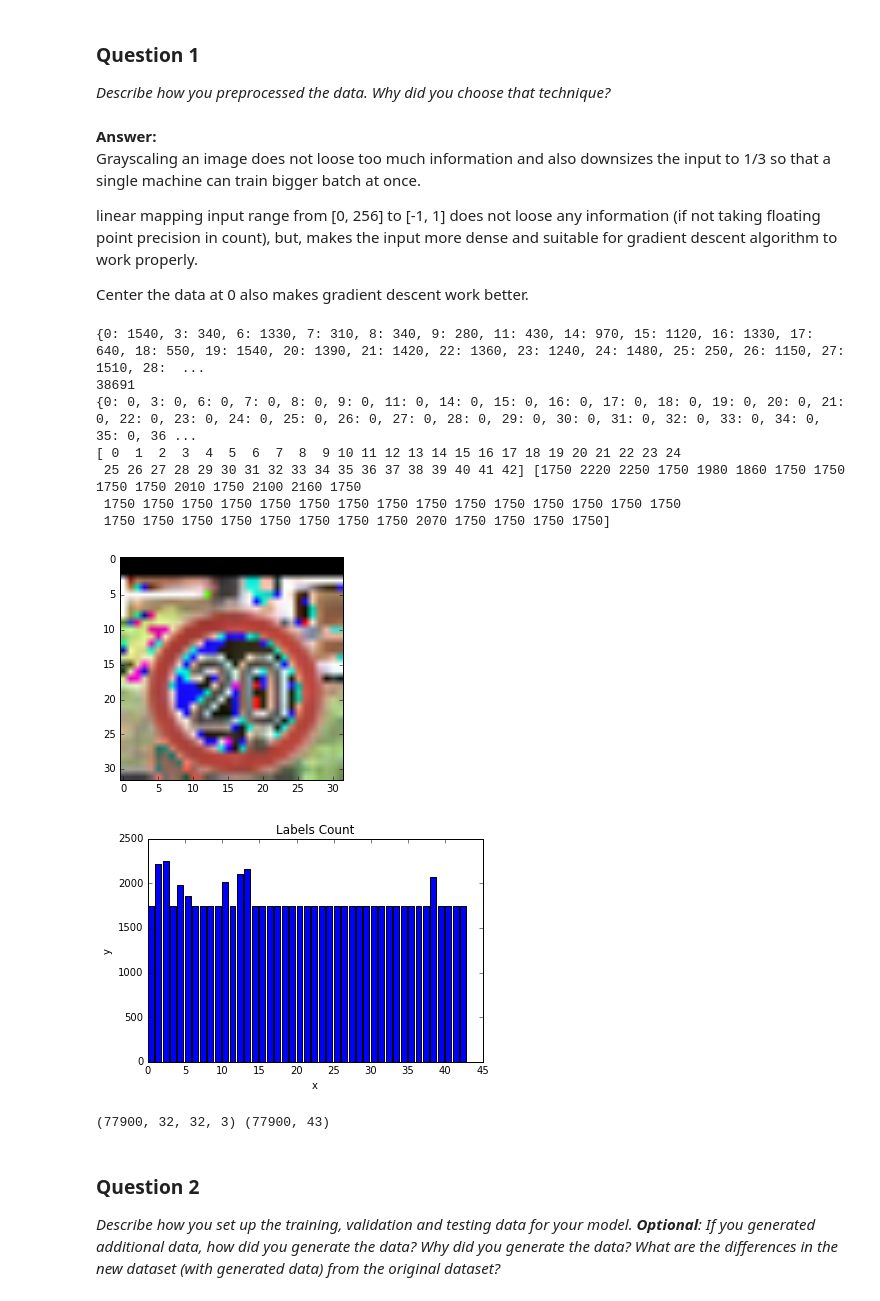
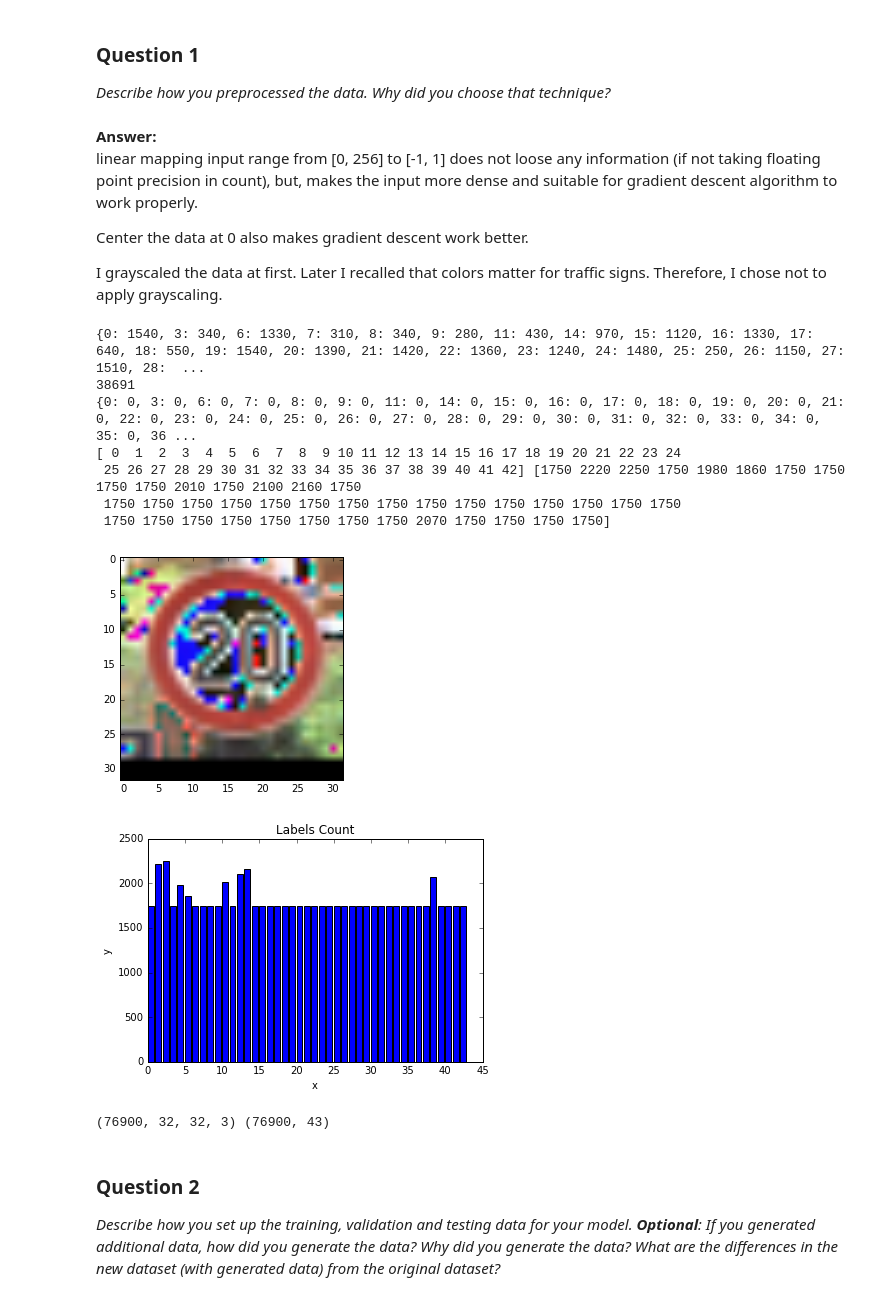
Before and after one commit to CreatCodeBuild/CarND-Traffic-Sign-Classifier-Project, a Jupyter notebook: Traffic_Sign_Classifier.ipynb, the cells around one changed output. Saved outputs shown, nothing was run; the diff lists cells and outputs as text; code cells hidden in the pictures.

```diff
--- a/Traffic_Sign_Classifier.ipynb
+++ b/Traffic_Sign_Classifier.ipynb
@@ -174,11 +172,11 @@ y_test_processed = softmaxize(y_test)
 _Describe how you preprocessed the data. Why did you choose that technique?_
 # %% [markdown]
 **Answer:**
-Grayscaling an image does not loose too much information and also downsizes the input to 1/3 so that a single machine can train bigger batch at once.
-
 linear mapping input range from [0, 256] to [-1, 1] does not loose any information (if not taking floating point precision in count), but, makes the input more dense and suitable for gradient descent algorithm to work properly.
 
 Center the data at 0 also makes gradient descent work better.
+
+I grayscaled the data at first. Later I recalled that colors matter for traffic signs. Therefore, I chose not to apply grayscaling.
 # %%
 ### Generate data additional data (OPTIONAL!)
 ### and split the data into training/validation/testing sets here.
@@ -212,36 +210,41 @@ while sum(less_than_1000.values()) > 0:
             new_index += 1
             less_than_1000[label] -= 1
 print(less_than_1000, new_index)
 
 X_train_processed = np.concatenate((X_train_processed, new_train_samples), axis=0)
 y_train_processed = np.concatenate((y_train_processed, new_train_labels), axis=0)
 
 plt.imshow(new_train_samples[200])
 
 unique, new_counts = numpy.unique([np.argmax(x) for x in y_train_processed], return_counts=True)
 print(unique, new_counts)
 plt.figure(4)
 plt.bar(unique, new_counts)
 plt.xlabel('x')
 plt.ylabel('y')
 plt.title('Labels Count')
 plt.show()
 
 X_train_processed, y_train_processed = randomize_with_sample_order(X_train_processed, y_train_processed)
 X_test_processed, y_test_processed = randomize_with_sample_order(X_test_processed, y_test_processed)
 
+X_validation = X_train_processed[:1000]
+y_validation = y_train_processed[:1000]
+
+X_train_processed, y_train_processed = X_train_processed[1000:], y_train_processed[1000:]
+
 print(X_train_processed.shape, y_train_processed.shape)
 # %% [output]
 {0: 1540, 3: 340, 6: 1330, 7: 310, 8: 340, 9: 280, 11: 430, 14: 970, 15: 1120, 16: 1330, 17: 640, 18: 550, 19: 1540, 20: 1390, 21: 1420, 22: 1360, 23: 1240, 24: 1480, 25: 250, 26: 1150, 27: 1510, 28:  ...
 38691
 {0: 0, 3: 0, 6: 0, 7: 0, 8: 0, 9: 0, 11: 0, 14: 0, 15: 0, 16: 0, 17: 0, 18: 0, 19: 0, 20: 0, 21: 0, 22: 0, 23: 0, 24: 0, 25: 0, 26: 0, 27: 0, 28: 0, 29: 0, 30: 0, 31: 0, 32: 0, 33: 0, 34: 0, 35: 0, 36 ...
 [ 0  1  2  3  4  5  6  7  8  9 10 11 12 13 14 15 16 17 18 19 20 21 22 23 24
  25 26 27 28 29 30 31 32 33 34 35 36 37 38 39 40 41 42] [1750 2220 2250 1750 1980 1860 1750 1750 1750 1750 2010 1750 2100 2160 1750
  1750 1750 1750 1750 1750 1750 1750 1750 1750 1750 1750 1750 1750 1750 1750
  1750 1750 1750 1750 1750 1750 1750 1750 2070 1750 1750 1750 1750]
-[figure, old version]
+[figure, new version]
 [figure]
-(77900, 32, 32, 3) (77900, 43)
+(76900, 32, 32, 3) (76900, 43)
 # %% [markdown]
 ### Question 2
 
```
Also changed, not shown: parts of 16 cells of this notebook, 37 other files.
